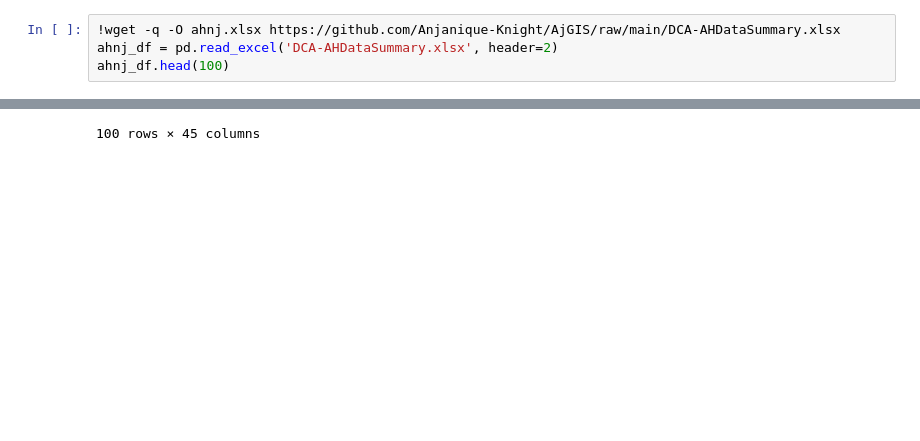
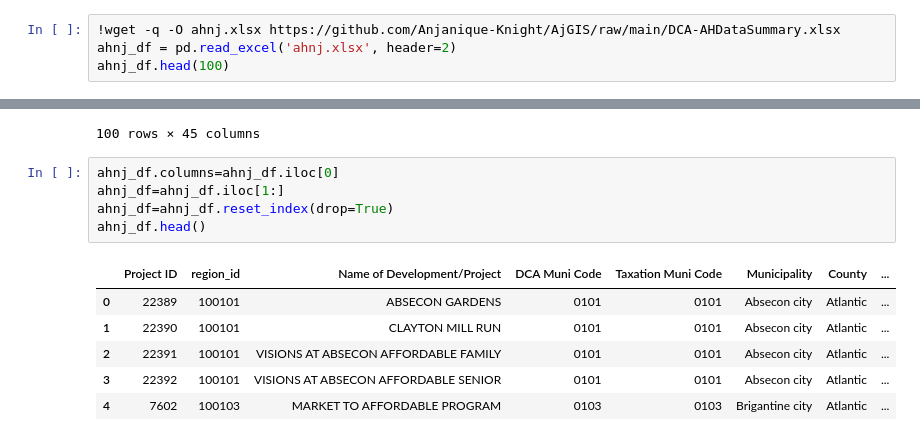
Before and after one commit to Anjanique-Knight/AjGIS, a Jupyter notebook: AffordableHousingNJCounties.ipynb, the cells around one changed output, grey strips where cells are left out. Cells and saved outputs as stored; diff of their text form; blank space fills up the shorter version.

```diff
--- a/AffordableHousingNJCounties.ipynb
+++ b/AffordableHousingNJCounties.ipynb
@@ -253,7 +237,7 @@ ax.margins(0.04)
 [figure]
 # %%
 !wget -q -O ahnj.xlsx https://github.com/Anjanique-Knight/AjGIS/raw/main/DCA-AHDataSummary.xlsx
-ahnj_df = pd.read_excel('DCA-AHDataSummary.xlsx', header=2)
+ahnj_df = pd.read_excel('ahnj.xlsx', header=2)
 ahnj_df.head(100)
 # %% [output]
 |  | Project Information | Unnamed: 1 | Unnamed: 2 | Unnamed: 3 | Unnamed: 4 | Unnamed: 5 | Unnamed: 6 | ... |
@@ -269,3 +253,15 @@ ahnj_df.head(100)
 | 98 | 2365 | 100111 | SOCIETY HILL AT GALLOWAY II AND III | 0111 | 0111 | Galloway township | Atlantic | ... |
 | 99 | 22442 | 100111 | SOCIETY HILL GALLOWAY/RUSKIN I | 0111 | 0111 | Galloway township | Atlantic | ... |
 100 rows × 45 columns
+# %%
+ahnj_df.columns=ahnj_df.iloc[0]
+ahnj_df=ahnj_df.iloc[1:]
+ahnj_df=ahnj_df.reset_index(drop=True)
+ahnj_df.head()
+# %% [output]
+|  | Project ID | region_id | Name of Development/Project | DCA Muni Code | Taxation Muni Code | Municipality | County | ... |
+| 0 | 22389 | 100101 | ABSECON GARDENS | 0101 | 0101 | Absecon city | Atlantic | ... |
+| 1 | 22390 | 100101 | CLAYTON MILL RUN | 0101 | 0101 | Absecon city | Atlantic | ... |
+| 2 | 22391 | 100101 | VISIONS AT ABSECON AFFORDABLE FAMILY | 0101 | 0101 | Absecon city | Atlantic | ... |
+| 3 | 22392 | 100101 | VISIONS AT ABSECON AFFORDABLE SENIOR | 0101 | 0101 | Absecon city | Atlantic | ... |
+| 4 | 7602 | 100103 | MARKET TO AFFORDABLE PROGRAM | 0103 | 0103 | Brigantine city | Atlantic | ... |
```
Also changed, not shown: parts of 6 cells of this notebook.
